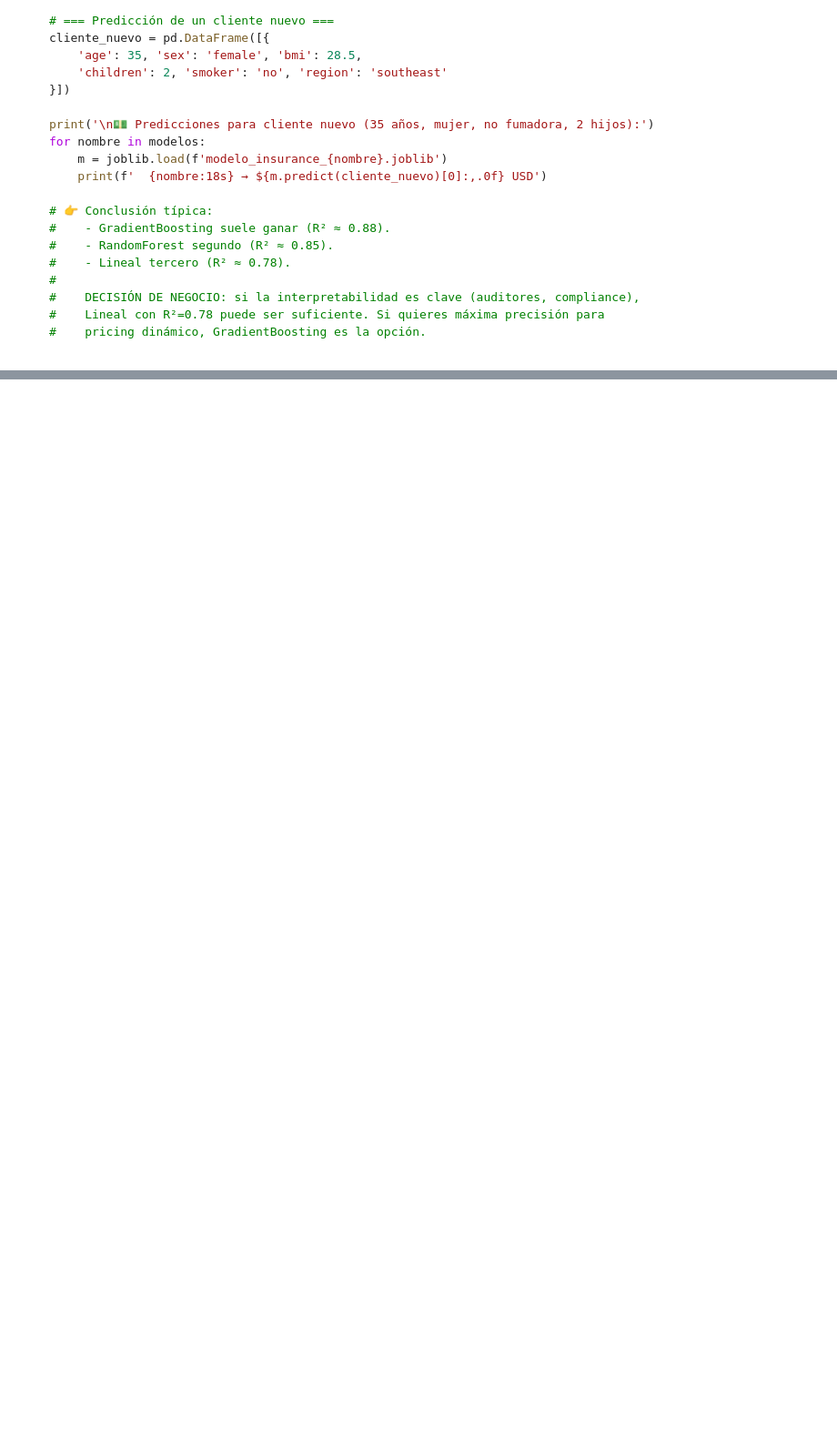
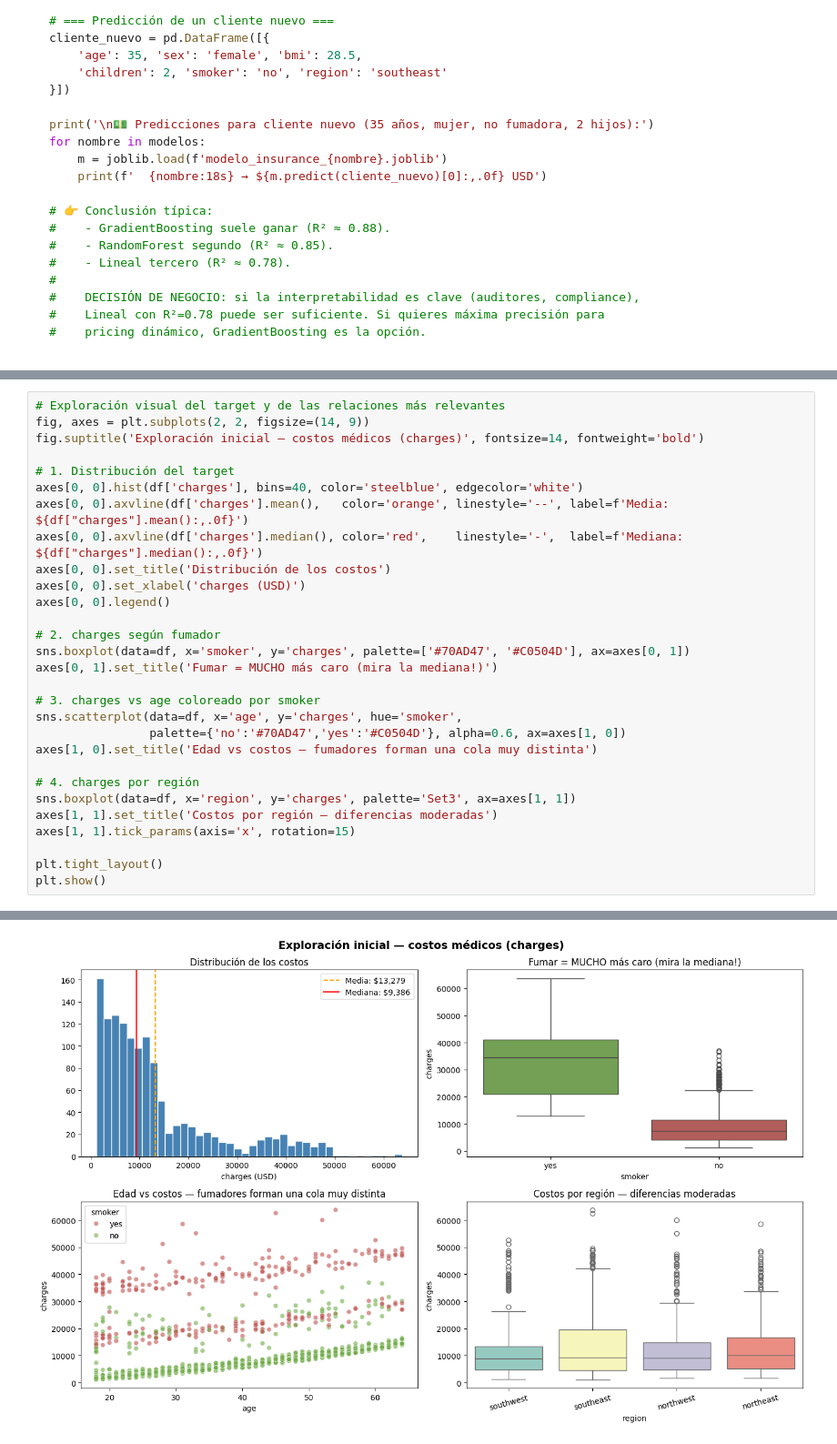
Before and after one commit to jeedorsa/Bootcamp-Data-Science, a Jupyter notebook: Clases/6-RegressionModels/6.2-Imputer-GuardarModelos.ipynb, the cells around one changed output, grey strips where cells are left out. Shown at 91% size. Cells and saved outputs as stored; diff of their text form; folded sections open; blank space fills up the shorter version.

Commit message:
Semana 6: solucion guiada de costos medicos (6.2), RF+Bagging+Ridge/Lasso con 2 ejercicios largos (6.3) y benchmarking con LazyPredict+GridSearch sin solucion (6.4)

```diff
--- a/Clases/6-RegressionModels/6.2-Imputer-GuardarModelos.ipynb
+++ b/Clases/6-RegressionModels/6.2-Imputer-GuardarModelos.ipynb
@@ -581,0 +627,30 @@ for nombre in modelos:
+# %%
+# Exploración visual del target y de las relaciones más relevantes
+fig, axes = plt.subplots(2, 2, figsize=(14, 9))
+fig.suptitle('Exploración inicial — costos médicos (charges)', fontsize=14, fontweight='bold')
+
+# 1. Distribución del target
+axes[0, 0].hist(df['charges'], bins=40, color='steelblue', edgecolor='white')
+axes[0, 0].axvline(df['charges'].mean(),   color='orange', linestyle='--', label=f'Media: ${df["charges"].mean():,.0f}')
+axes[0, 0].axvline(df['charges'].median(), color='red',    linestyle='-',  label=f'Mediana: ${df["charges"].median():,.0f}')
+axes[0, 0].set_title('Distribución de los costos')
+axes[0, 0].set_xlabel('charges (USD)')
+axes[0, 0].legend()
+
+# 2. charges según fumador
+sns.boxplot(data=df, x='smoker', y='charges', palette=['#70AD47', '#C0504D'], ax=axes[0, 1])
+axes[0, 1].set_title('Fumar = MUCHO más caro (mira la mediana!)')
+
+# 3. charges vs age coloreado por smoker
+sns.scatterplot(data=df, x='age', y='charges', hue='smoker',
+                palette={'no':'#70AD47','yes':'#C0504D'}, alpha=0.6, ax=axes[1, 0])
+axes[1, 0].set_title('Edad vs costos — fumadores forman una cola muy distinta')
+
+# 4. charges por región
+sns.boxplot(data=df, x='region', y='charges', palette='Set3', ax=axes[1, 1])
+axes[1, 1].set_title('Costos por región — diferencias moderadas')
+axes[1, 1].tick_params(axis='x', rotation=15)
+
+plt.tight_layout()
+plt.show()
+# %% [output]
@@ -581,0 +664 @@ for nombre in modelos:
+[figure, added]
```
Also changed, not shown: parts of 26 cells of this notebook, 3 other files.
